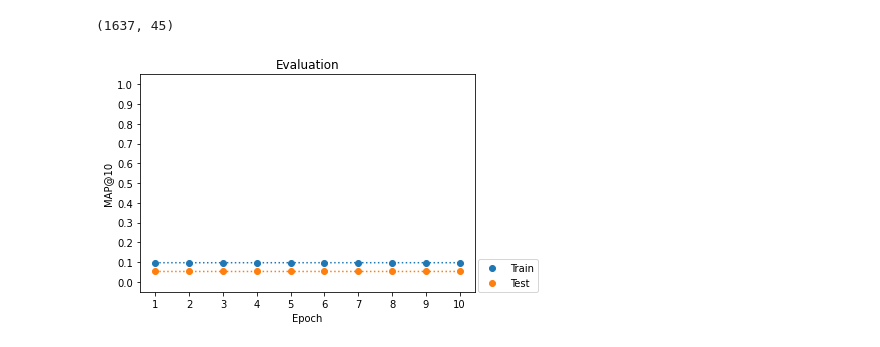
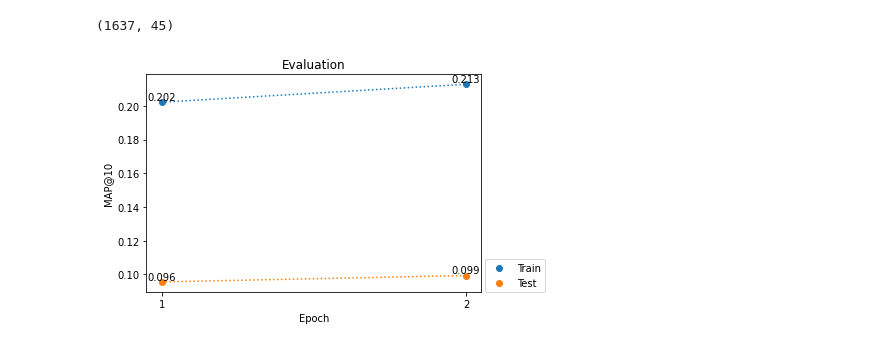
Before and after one commit to dpalbrecht/pyrecs, a Jupyter notebook: examples/MovieLens100K_LightFM.ipynb, the cells around one changed output. Saved outputs shown, nothing was run; the diff lists cells and outputs as text; code cells hidden in the pictures.

```diff
--- a/examples/MovieLens100K_LightFM.ipynb
+++ b/examples/MovieLens100K_LightFM.ipynb
@@ -159,24 +137,25 @@ len(train_item_features_dict), len(test_item_features_dict)
 # %%
 model_kwargs = {
     'no_components':32,
     'learning_rate':0.05,
     'loss':'warp',
     'random_state':42
 }
 train_kwargs = {
-    'num_epochs':10,
+    'num_epochs':2,
     'num_threads':1,
     'eval_epochs':'all',
     'plot':True
 }
 lfm = lightfm_wrapper.LightFM(users_col='user', items_col='item', interactions_type='ones',
                               model_kwargs=model_kwargs, train_kwargs=train_kwargs,
-                              n_recs=10, tfrs_prediction_batch_size=128, fill_most_popular=True)
+                              n_recs=10, tfrs_prediction_batch_size=128, fill_most_popular=True,
+                              normalize_features=True, remove_factor_biases=True)
 
 lfm.run(train_df=train_df, test_df=test_df,
         train_user_features_dict=train_user_features_dict,
         train_item_features_dict=train_item_features_dict,
         test_user_features_dict=test_user_features_dict,
         test_item_features_dict=test_item_features_dict)
 # %% [output]
-[figure, old version]
+[figure, new version]
```
Also changed, not shown: parts of 8 cells of this notebook, 3 other files.
